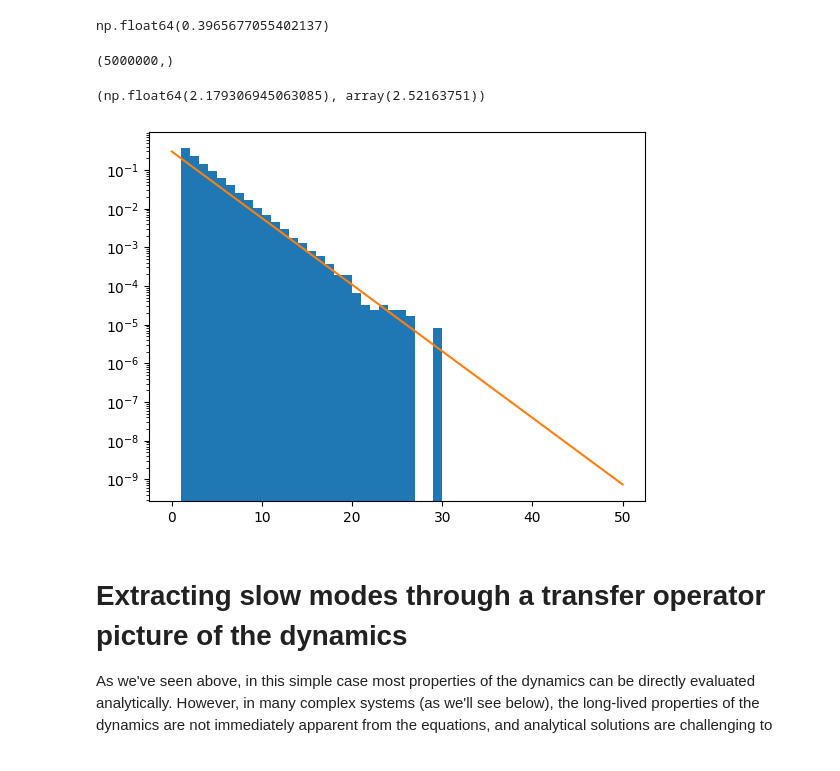
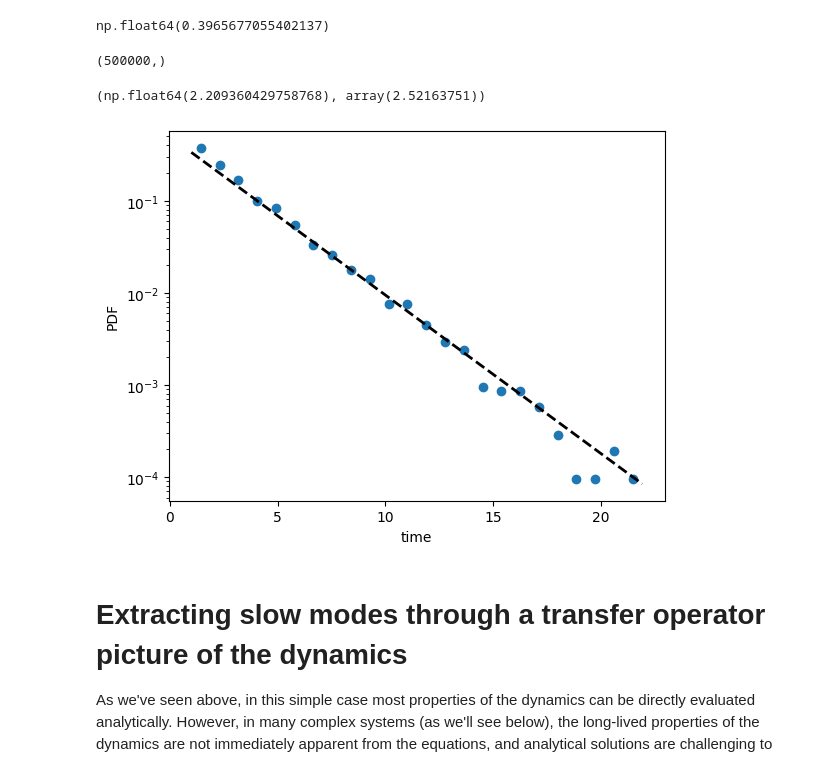
Before and after one commit to AntonioCCosta/DPG_PhysicsBehavior_2026, a Jupyter notebook: notebooks/notebook_1.ipynb, the cells around one changed output. Cells and saved outputs as stored; diff of their text form; code cells hidden in the pictures.

```diff
--- a/notebooks/notebook_1.ipynb
+++ b/notebooks/notebook_1.ipynb
@@ -111,7 +113,7 @@ At large times, the system relaxes to the steady-state distribution, which in ou
 # %%
 
 Tx=5e-1 #temperature
-T = 10000
+T = 1000
 dt=1e-3
 max_iters=int(T/dt)
 final_dt = 1e-1
@@ -221,21 +223,28 @@ states = np.ma.masked_equal(states, 0)
 # %%
 states.shape
 # %% [output]
-(5000000,)
+(500000,)
 # %%
 durs = np.hstack(state_lifetime(states,1))*final_dt
 # %%
 np.mean(durs[durs>2*final_dt]),transition_time_be(Tx,mu)
 # %% [output]
-(np.float64(2.179306945063085), array(2.52163751))
+(np.float64(2.209360429758768), array(2.52163751))
 # %%
-plt.hist(durs, bins=np.linspace(1,50,50), density=True)
-times = np.linspace(0,50,10)
-plt.plot(times,3e-1*np.exp(-times/transition_time_be(Tx,mu)))
+tmin=1
+tmax=np.max(durs)
+freqs,bin_edges = np.histogram(durs, bins=np.linspace(tmin,tmax,25), density=True)
+centers = (bin_edges[1:]+bin_edges[:-1])/2
+# plt.hist(durs, bins=np.linspace(tmin,tmax,10), density=True)
+plt.scatter(centers,freqs,marker='o')
+times = np.linspace(tmin,tmax,10)
+plt.plot(times,5e-1*np.exp(-times/transition_time_be(Tx,mu)),c='k',lw=2,ls='--')
 plt.yscale('log')
+plt.ylabel('PDF')
+plt.xlabel('time')
 plt.show()
 # %% [output]
-[figure, old version]
+[figure, new version]
 # %% [markdown]
 # Extracting slow modes through a transfer operator picture of the dynamics
 
```
Also changed, not shown: parts of 13 cells of this notebook.
